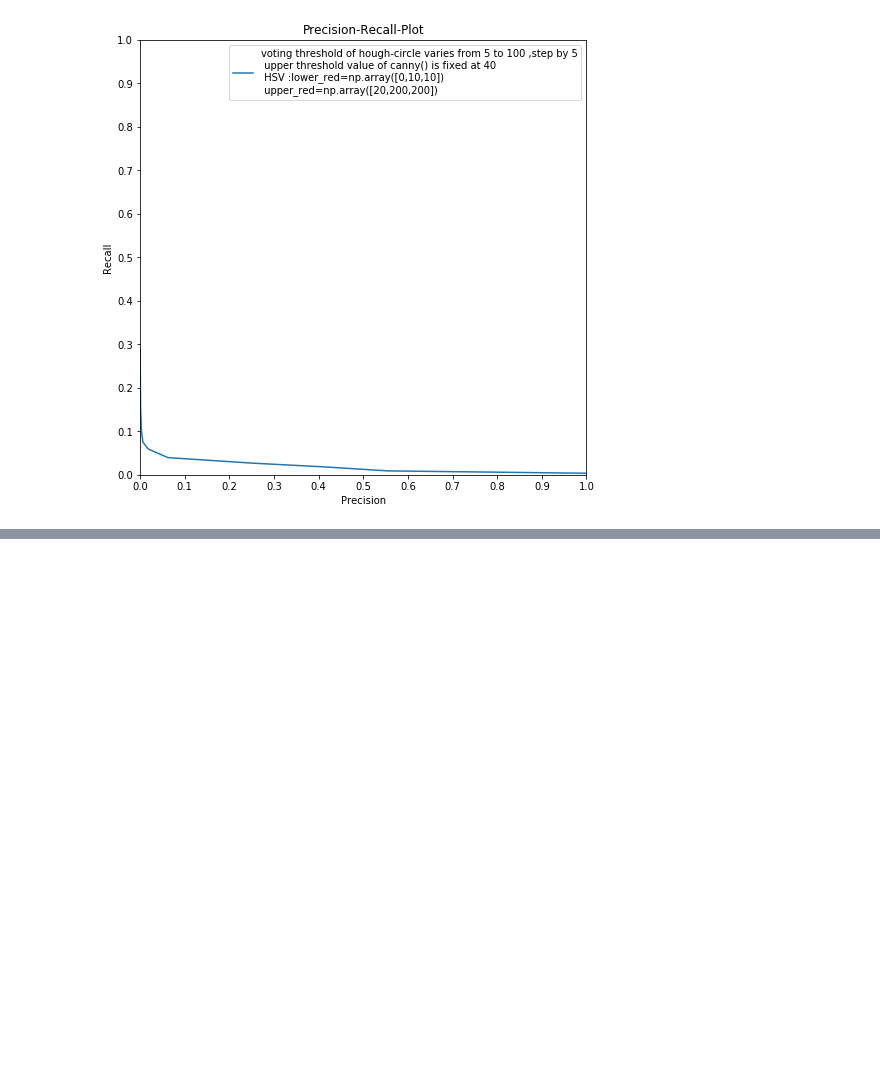
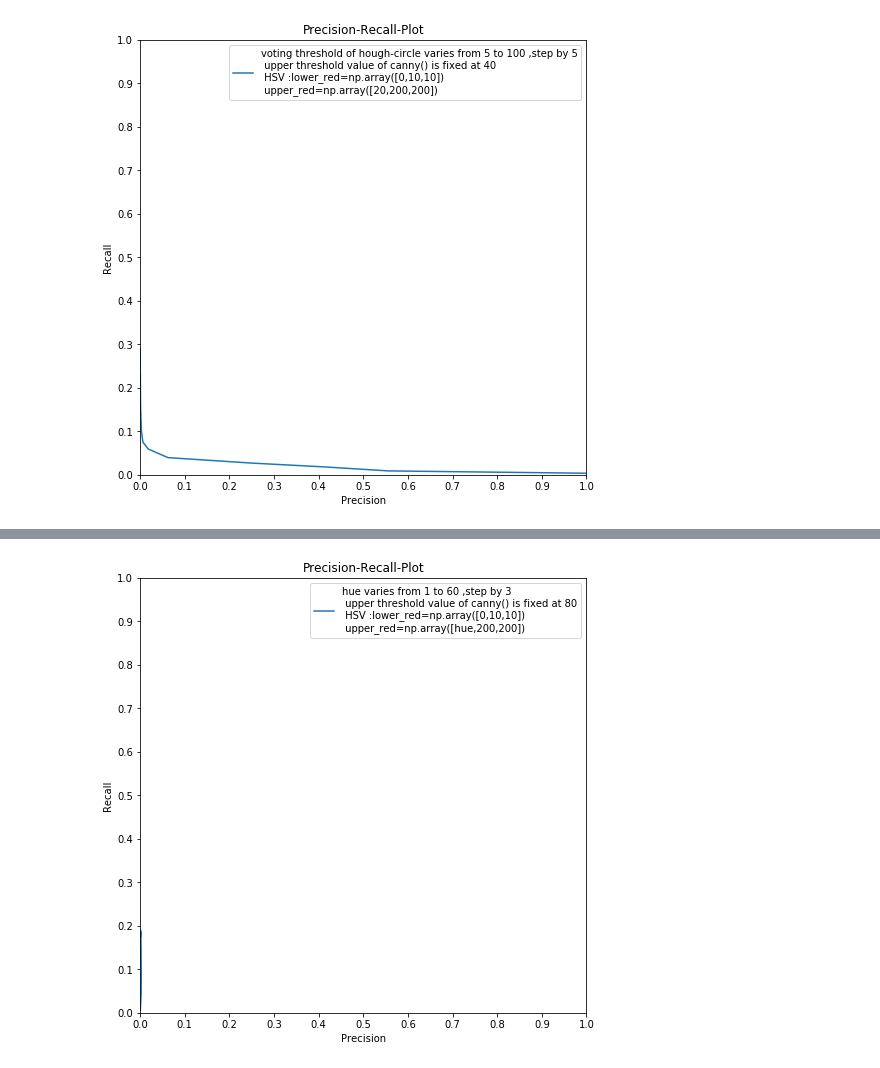
Before and after one commit to tobiasKoeniger/BGA-2, a Jupyter notebook: UE2_Aufgaben_lsg.ipynb, the cells around one changed output, grey strips where cells are left out. Drawn from its saved outputs; the diff is of its cells as text; code cells hidden in the pictures; blank space fills up the shorter version.

```diff
--- a/UE2_Aufgaben_lsg.ipynb
+++ b/UE2_Aufgaben_lsg.ipynb
@@ -746,0 +789,42 @@ plt.show()
+# %%
+# Precision-Recall-Plot
+###testing parameter 3> voting threshold for Hough-circle
+
+####################################################
+######  diese Zelle sehr zeitaufwändig  !!!!!!
+####################################################
+p_hue=np.arange(1,60,3)
+precision_list4=[]
+recall_list4=[]
+pred_dict_list4=[]
+
+for p in p_hue:
+    pred_imgs_form4, predicted_rect_rois4 = calculate_hough_cirles2(PROHIBITORY_FILEPATHS,hue=p,
+                                                      d_p=1,
+                                                      min_dist=20,
+                                                      param1= 80,
+                                                      param2= 30,
+                                                      min_radius=10,
+                                                      max_radius=70)
+    pred_dict_list4.append(predicted_rect_rois4)
+
+for pred_dict in pred_dict_list4:
+    tp_form4, fp_form4, fn_form4 = evaluate_detection(PROHIBITORY_DICT, pred_dict, similarity_threshold=0.6)
+    precision4, recall4=calculate_precision_recall(tp_form4, fp_form4, fn_form4)
+    precision_list4.append(precision4)
+    recall_list4.append(recall4)
+
+
+plt.figure(figsize=(8,8))
+plt.xlabel('Precision')
+plt.ylabel('Recall')
+plt.xlim(0, 1)
+plt.ylim(0,1)
+plt.xticks(np.linspace(0, 1,11))
+plt.yticks(np.linspace(0, 1,11))
+plt.title('Precision-Recall-Plot')
+plt.plot(precision_list4,recall_list4)
+plt.legend(['hue varies from 1 to 60 ,step by 3\n upper threshold value of canny() is fixed at 80\n HSV :lower_red=np.array([0,10,10])\n upper_red=np.array([hue,200,200])'])
+plt.show()
+# %% [output]
+[figure, added]
```
Also changed, not shown: parts of 4 cells of this notebook.
